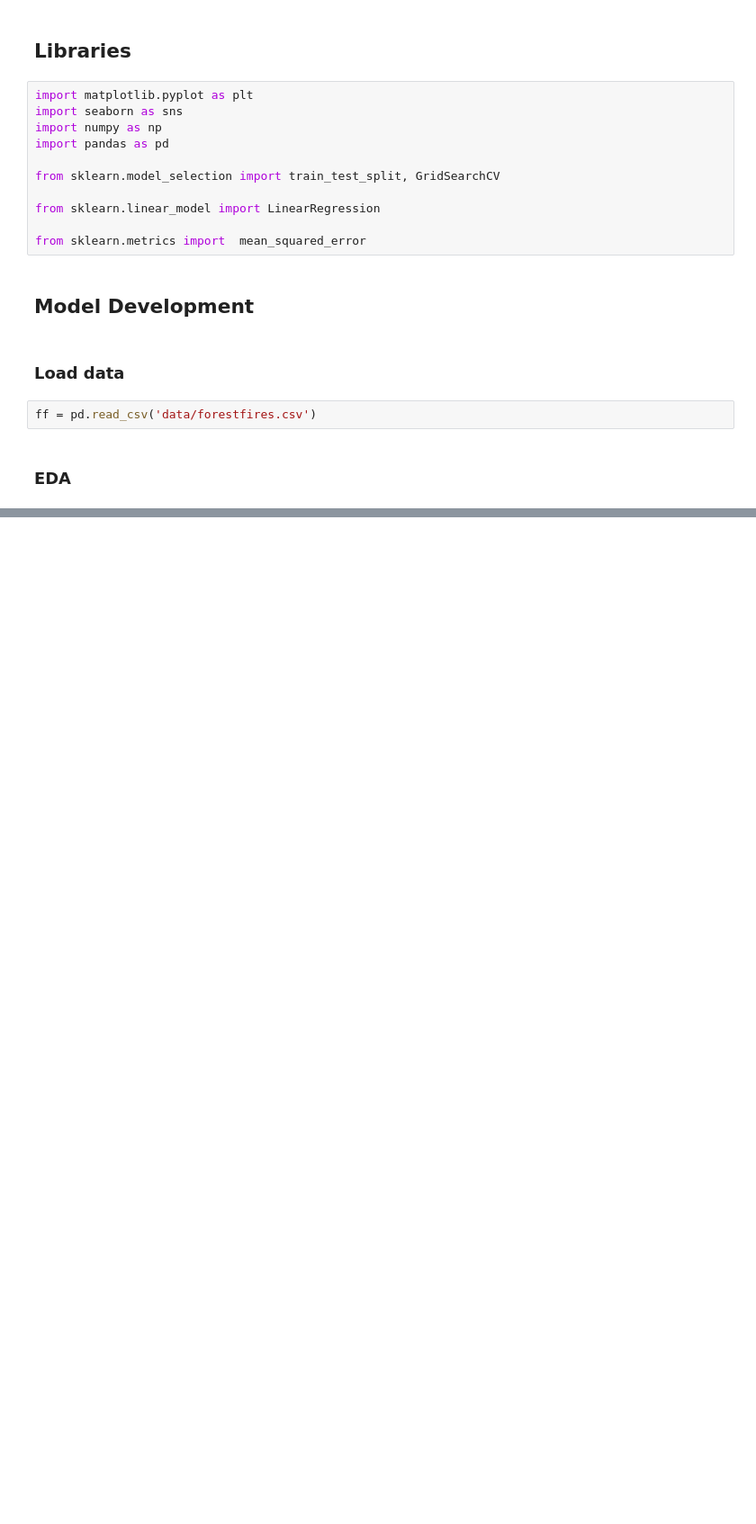
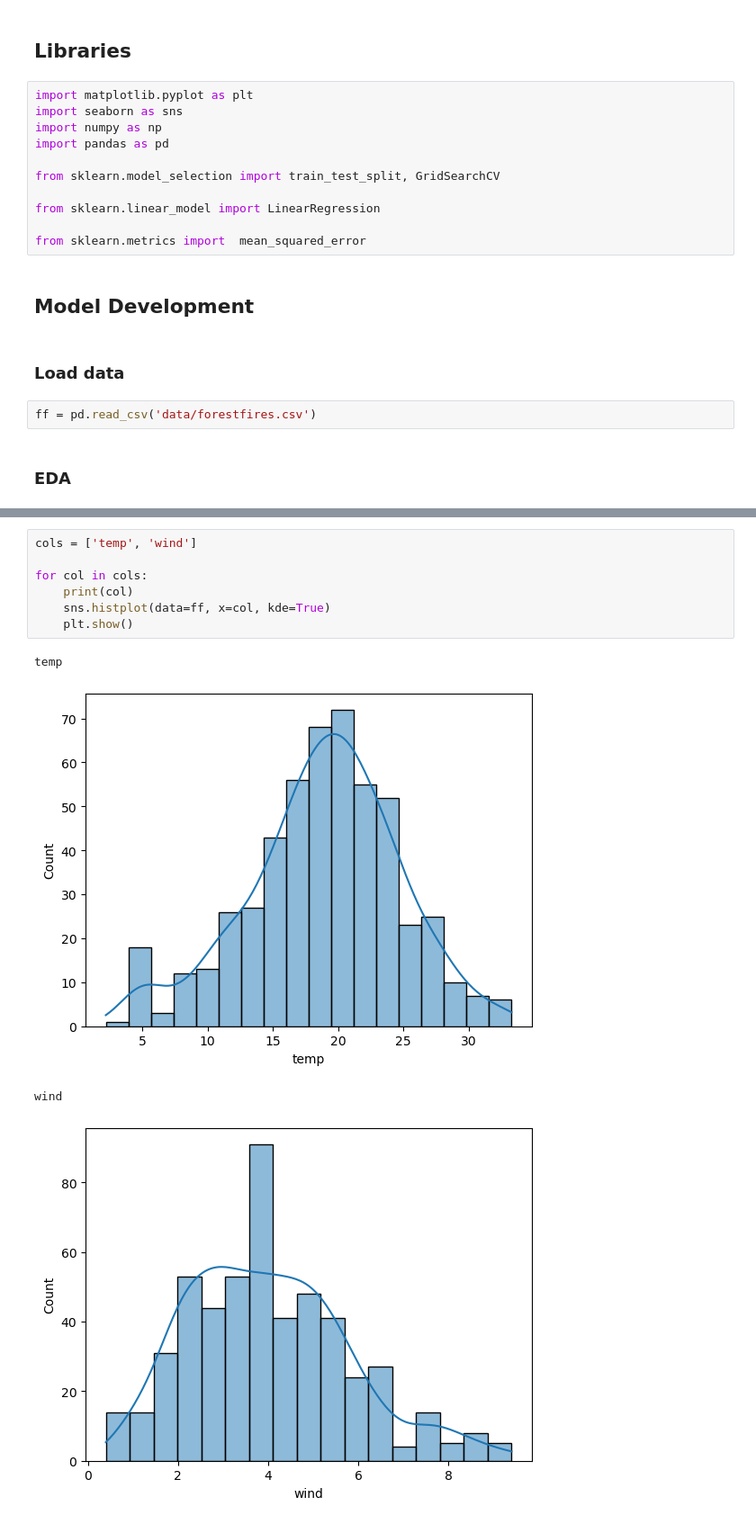
Before and after one commit to 1Elral4/Optimizing-Model-Predictions, a Jupyter notebook: optimizing_model_predictions.ipynb, the cells around one changed output, grey strips where cells are left out. Shown: that part at 90% size. Saved outputs shown, nothing was run; the diff lists cells and outputs as text; blank space fills up the shorter version.

```diff
--- a/optimizing_model_predictions.ipynb
+++ b/optimizing_model_predictions.ipynb
@@ -55,0 +135,12 @@ ff = pd.read_csv('data/forestfires.csv')
+# %%
+cols = ['temp', 'wind']
+
+for col in cols:
+    print(col)
+    sns.histplot(data=ff, x=col, kde=True)
+    plt.show()
+# %% [output]
+temp
+[figure, added]
+wind
+[figure, added]
```
Also changed, not shown: parts of 15 cells of this notebook.
